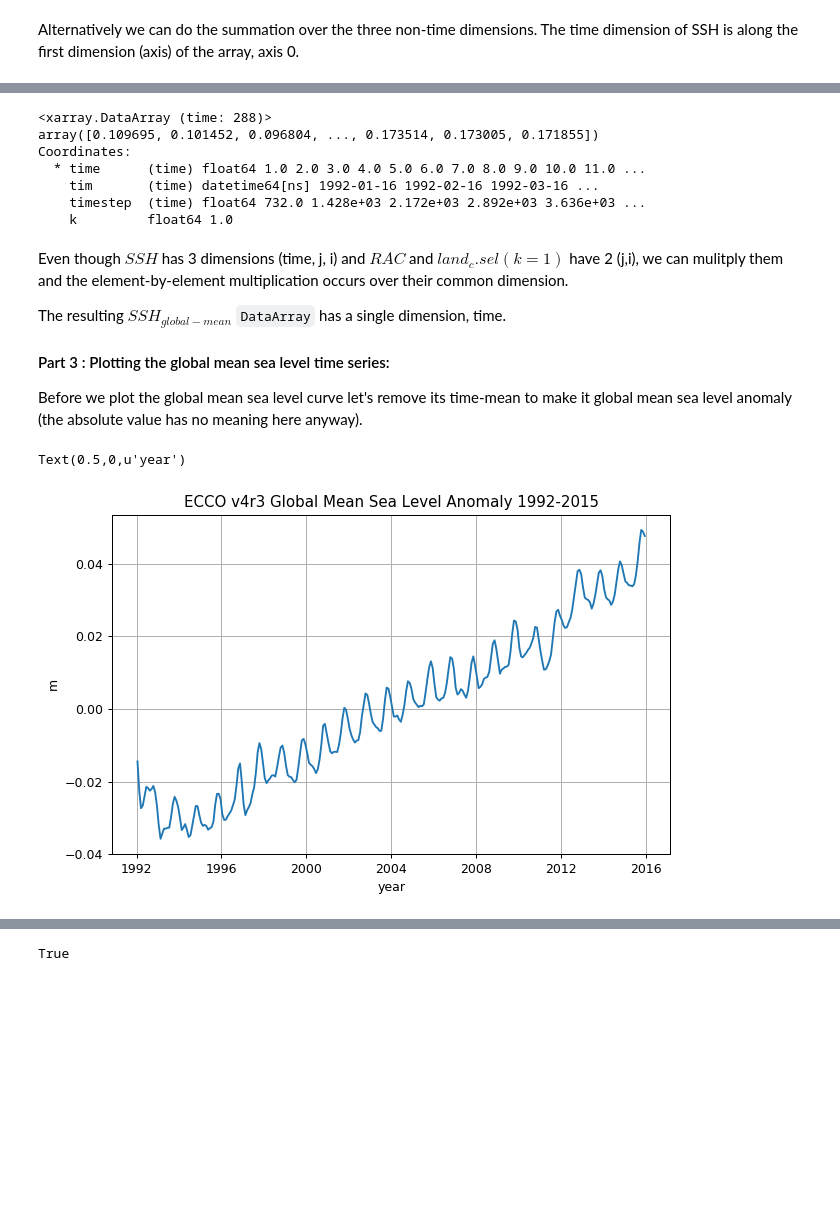
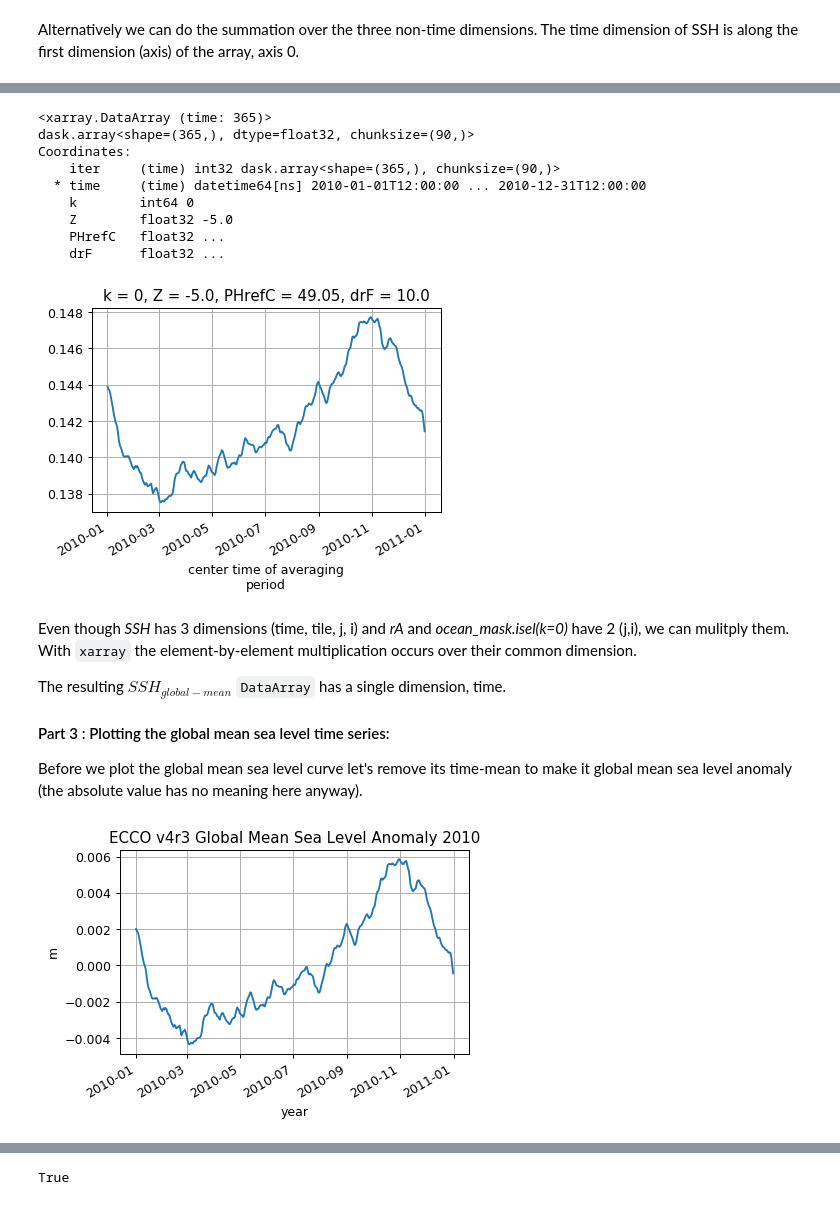
Before and after one commit to ECCO-GROUP/ECCO-v4-Python-Tutorial, a Jupyter notebook: Tutorials_as_Jupyter_Notebooks/ECCO_v4_Example_calculations_with_scalar_quantities.ipynb, the cells around one changed output, grey strips where cells are left out. Saved outputs shown, nothing was run; the diff lists cells and outputs as text; code cells hidden in the pictures; blank space fills up the shorter version.

```diff
--- a/Tutorials_as_Jupyter_Notebooks/ECCO_v4_Example_calculations_with_scalar_quantities.ipynb
+++ b/Tutorials_as_Jupyter_Notebooks/ECCO_v4_Example_calculations_with_scalar_quantities.ipynb
@@ -51,0 +49,15 @@ Finished loading all 13 tiles of SSH
+# %%
+## Load the model grid
+grid_dir= ECCO_dir + '/grid/'
+
+ecco_grid = xr.open_dataset(grid_dir + 'ECCOv4r3_grid.nc')
+
+## Load one year of 2D daily data, SSH, SST, and SSS
+day_mean_dir= ECCO_dir + 'day_mean/'
+
+ecco_vars = ecco.recursive_load_ecco_var_from_years_nc(day_mean_dir, \
+                                           vars_to_load=['SSH','THETA'], \
+                                           years_to_load='all')
+
+## Merge the ecco_grid with the ecco_vars to make the ecco_ds
+ecco_ds = xr.merge((ecco_grid , ecco_vars))
@@ -95,0 +92,9 @@ plt.suptitle('Wet/dry mask for k = ' + str(k_level) + ', z = ' + z + 'm');
+# %%
+# ocean_mask is ceiling of hFacC which is 0 for 100% dry cells and
+# 0 > hFacC >= 1 for grid cells that are at least partially wet
+# hFacC is the fraction of the thickness (h) of the grid cell which
+# is wet.  we'll consider all hFacC > 0 as being a wet grid cell
+# and so we use the 'ceiling' function to make all values > 0 equal to
+1.
+ocean_mask = np.ceil(ecco_ds.hFacC)
+ocean_mask.shape
@@ -138,6 +196,6 @@ As $RAC$ and $land_c$ both store `numpy` arrays, you can also calculate the sum
 # %%
-total_ocean_area_D = (v4.RAC*v4.land_c.sel(k=1)).values.sum()
-print 'total ocean surface area (km^2) ' + '%.2E' % (total_ocean_area_C.values/1e6)
+total_ocean_area = (ecco_ds.rA*ocean_mask).isel(k=0).sum()
+print 'total ocean surface area (km^2) ' + '%.2E' % (total_ocean_area.values/1e6)
 # %% [output]
 total ocean surface area (km^2) 3.58E+08
 # %% [markdown]
@@ -165,17 +250,25 @@ Alternatively we can do the summation over the three non-time dimensions.  The t
 # %%
 # note no need to multiple RAC by land_c because SSH is nan over land
-SSH_global_mean = np.sum(v4.SSH*v4.RAC,axis=(1,2,3))/total_ocean_area
+SSH_global_mean = np.sum(ecco_ds.SSH*ecco_ds.rA,axis=(1,2,3))/total_ocean_area
 SSH_global_mean
 # %% [output]
-<xarray.DataArray (time: 288)>
-array([0.109695, 0.101452, 0.096804, ..., 0.173514, 0.173005, 0.171855])
+<xarray.DataArray (time: 365)>
+dask.array<shape=(365,), dtype=float32, chunksize=(90,)>
 Coordinates:
-  * time      (time) float64 1.0 2.0 3.0 4.0 5.0 6.0 7.0 8.0 9.0 10.0 11.0 ...
-    tim       (time) datetime64[ns] 1992-01-16 1992-02-16 1992-03-16 ...
-    timestep  (time) float64 732.0 1.428e+03 2.172e+03 2.892e+03 3.636e+03 ...
-    k         float64 1.0
+    iter     (time) int32 dask.array<shape=(365,), chunksize=(90,)>
+  * time     (time) datetime64[ns] 2010-01-01T12:00:00 ... 2010-12-31T12:00:00
+    k        int64 0
+    Z        float32 -5.0
+    PHrefC   float32 ...
+    drF      float32 ...
+# %%
+plt.figure(figsize=(5,3), dpi= 90)
+SSH_global_mean.plot()
+plt.grid()
+# %% [output]
+[figure, added]
 # %% [markdown]
-Even though $SSH$ has 3 dimensions (time, j, i) and $RAC$ and $land_c.sel(k=1)$ have 2 (j,i), we can mulitply them and the element-by-element multiplication occurs over their common dimension.
+Even though *SSH* has 3 dimensions (time, tile, j, i) and *rA* and *ocean_mask.isel(k=0)* have 2 (j,i), we can mulitply them. With `xarray` the element-by-element multiplication occurs over their common dimension.
 
 The resulting $SSH_{global-mean}$ `DataArray` has a single dimension, time.
 
@@ -185,17 +278,16 @@ Before we plot the global mean sea level curve let's remove its time-mean to mak
 # %%
 # Method 1: .mean() method of `DataArrays`
 SSH_global_mean_anomaly = SSH_global_mean - SSH_global_mean.mean()
 
 # Method 2: numpy's `mean` method
 SSH_global_mean_anomaly = SSH_global_mean - np.mean(SSH_global_mean)
 
-plt.figure(figsize=(8,5), dpi= 90)
-plt.plot(v4.tim, SSH_global_mean_anomaly)
+plt.figure(figsize=(5,3), dpi= 90)
+SSH_global_mean_anomaly.plot()
 plt.grid()
-plt.title('ECCO v4r3 Global Mean Sea Level Anomaly 1992-2015');
+plt.title('ECCO v4r3 Global Mean Sea Level Anomaly 2010');
 plt.ylabel('m');
-plt.xlabel('year')
+plt.xlabel('year');
 # %% [output]
-Text(0.5,0,u'year')
-[figure, old version]
+[figure, new version]
 # %% [markdown]
```
Also changed, not shown: parts of 56 cells of this notebook, 13 other files.
